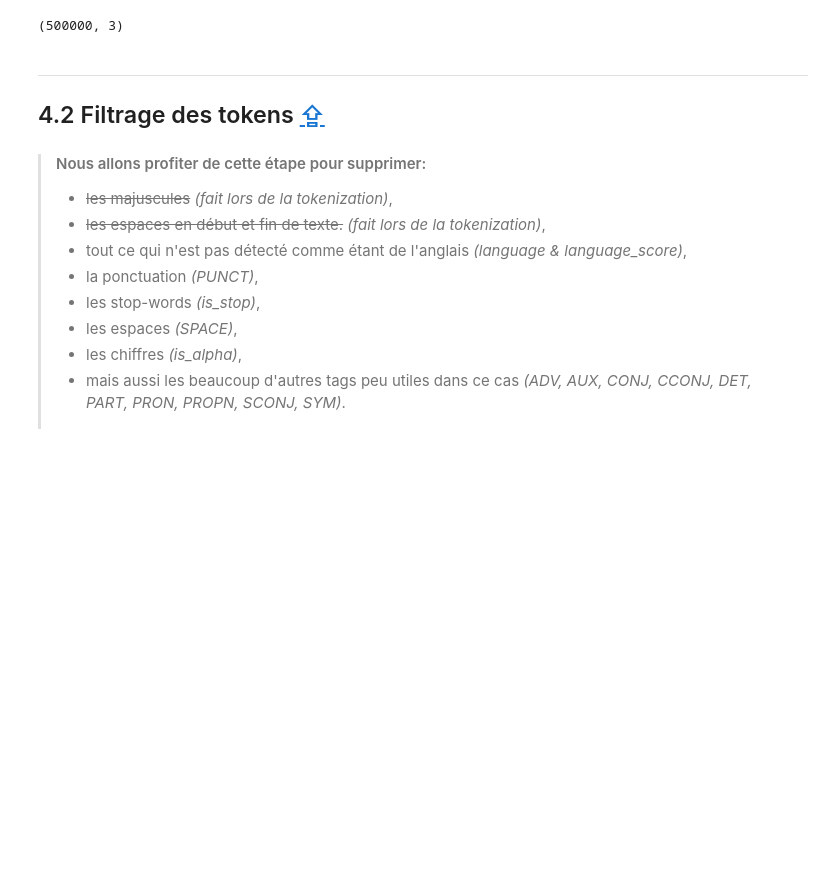
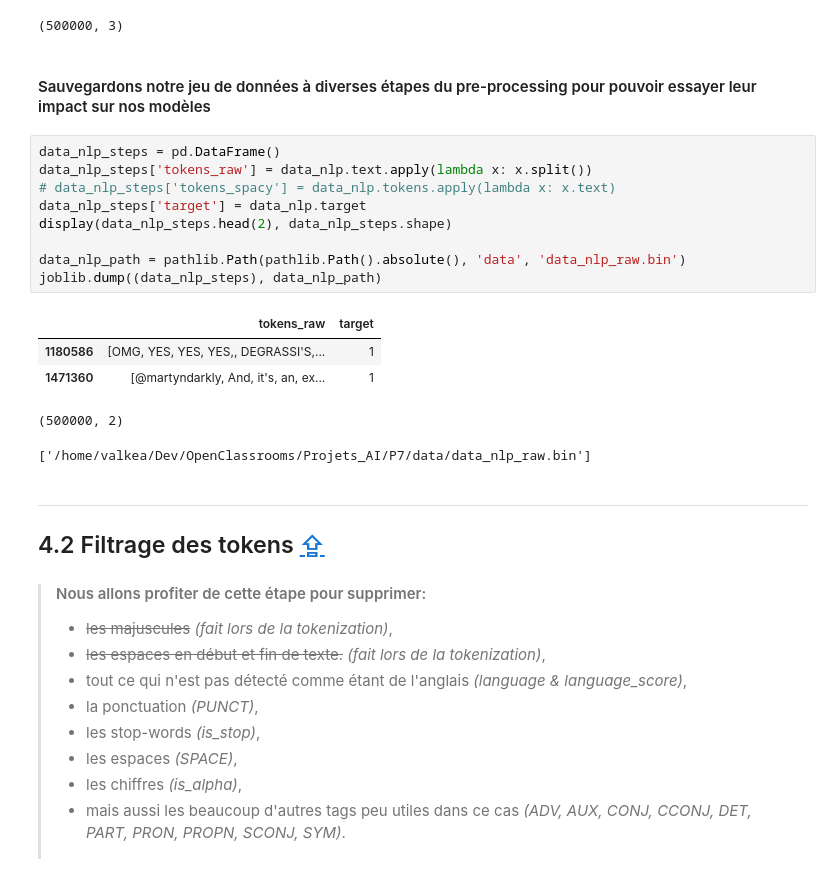
Before and after one commit to Valkea/OC_AI_07, a Jupyter notebook: 01_EDA.ipynb, the cells around one changed output. Saved outputs shown, nothing was run; the diff lists cells and outputs as text; blank space fills up the shorter version.

```diff
--- a/01_EDA.ipynb
+++ b/01_EDA.ipynb
@@ -893,6 +895,23 @@ display(data_nlp.head(2), data_nlp.shape)
 | 1180586 | 1 | OMG YES YES YES, DEGRASSI'S ON AN... | (omg, yes, yes, yes, ,, degrassi,... |
 | 1471360 | 1 | @martyndarkly And it's an excuse ... | (@martyndarkly, and, it, 's, an, ... |
 (500000, 3)
+# %% [markdown]
+#### Sauvegardons notre jeu de données à diverses étapes du pre-processing pour pouvoir essayer leur impact sur nos modèles
+# %%
+data_nlp_steps = pd.DataFrame()
+data_nlp_steps['tokens_raw'] = data_nlp.text.apply(lambda x: x.split())
+# data_nlp_steps['tokens_spacy'] = data_nlp.tokens.apply(lambda x: x.text)
+data_nlp_steps['target'] = data_nlp.target
+display(data_nlp_steps.head(2), data_nlp_steps.shape)
+
+data_nlp_path = pathlib.Path(pathlib.Path().absolute(), 'data', 'data_nlp_raw.bin')
+joblib.dump((data_nlp_steps), data_nlp_path)
+# %% [output]
+|  | tokens_raw | target |
+| 1180586 | [OMG, YES, YES, YES,, DEGRASSI'S,... | 1 |
+| 1471360 | [@martyndarkly, And, it's, an, ex... | 1 |
+(500000, 2)
+['/home/valkea/Dev/OpenClassrooms/Projets_AI/P7/data/data_nlp_raw.bin']
 # %% [markdown]
 ---
 ## 4.2 Filtrage des tokens <a class="anchor" id="NLP_filter"></a> [⇪](#menu)
```
Also changed, not shown: parts of 19 cells of this notebook, 1 other file.
